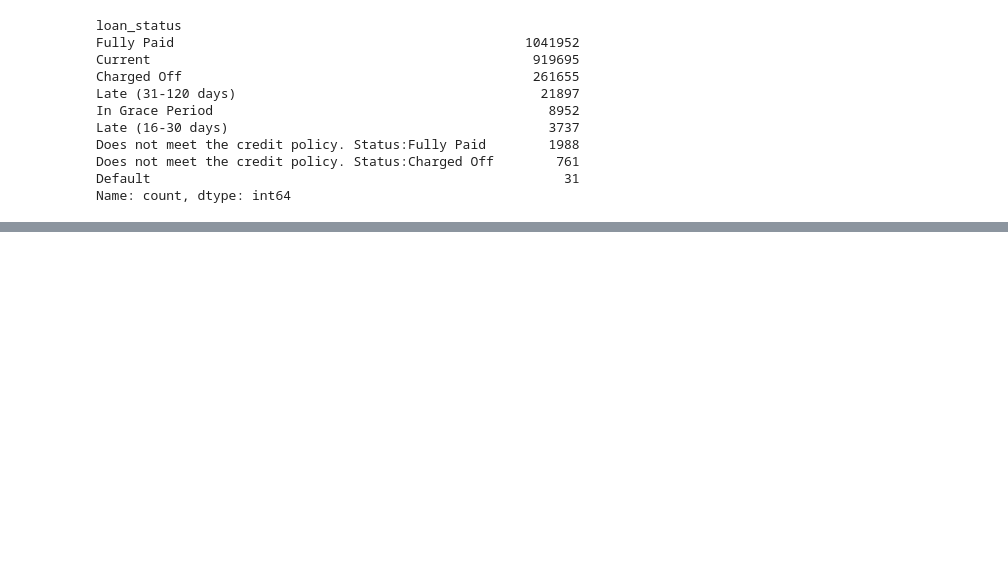
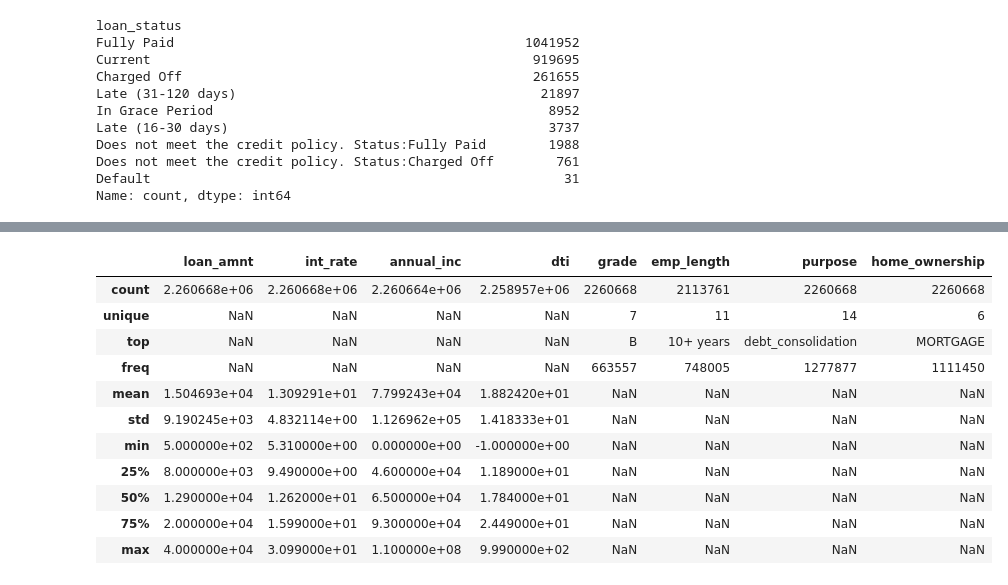
Before and after one commit to loviqu2/creditlens, a Jupyter notebook: notebooks/01_eda.ipynb, the cells around one changed output, grey strips where cells are left out. Saved outputs shown, nothing was run; the diff lists cells and outputs as text; code cells hidden in the pictures; blank space fills up the shorter version.

```diff
--- a/notebooks/01_eda.ipynb
+++ b/notebooks/01_eda.ipynb
@@ -49,0 +71,17 @@ Name: count, dtype: int64
+# %%
+key_cols = ['loan_amnt', 'int_rate', 'annual_inc', 'dti', 'fico_range_low', 'grade', 'emp_length', 'purpose', 'home_ownership']
+available_cols = [col for col in key_cols if col in df.columns]
+df[available_cols].describe(include='all')
+# %% [output]
+|  | loan_amnt | int_rate | annual_inc | dti | grade | emp_length | purpose | home_ownership |
+| count | 2.260668e+06 | 2.260668e+06 | 2.260664e+06 | 2.258957e+06 | 2260668 | 2113761 | 2260668 | 2260668 |
+| unique | NaN | NaN | NaN | NaN | 7 | 11 | 14 | 6 |
+| top | NaN | NaN | NaN | NaN | B | 10+ years | debt_consolidation | MORTGAGE |
+| freq | NaN | NaN | NaN | NaN | 663557 | 748005 | 1277877 | 1111450 |
+| mean | 1.504693e+04 | 1.309291e+01 | 7.799243e+04 | 1.882420e+01 | NaN | NaN | NaN | NaN |
+| std | 9.190245e+03 | 4.832114e+00 | 1.126962e+05 | 1.418333e+01 | NaN | NaN | NaN | NaN |
+| min | 5.000000e+02 | 5.310000e+00 | 0.000000e+00 | -1.000000e+00 | NaN | NaN | NaN | NaN |
+| 25% | 8.000000e+03 | 9.490000e+00 | 4.600000e+04 | 1.189000e+01 | NaN | NaN | NaN | NaN |
+| 50% | 1.290000e+04 | 1.262000e+01 | 6.500000e+04 | 1.784000e+01 | NaN | NaN | NaN | NaN |
+| 75% | 2.000000e+04 | 1.599000e+01 | 9.300000e+04 | 2.449000e+01 | NaN | NaN | NaN | NaN |
+| max | 4.000000e+04 | 3.099000e+01 | 1.100000e+08 | 9.990000e+02 | NaN | NaN | NaN | NaN |
```
Also changed, not shown: parts of 39 cells of this notebook, 2 other files.
